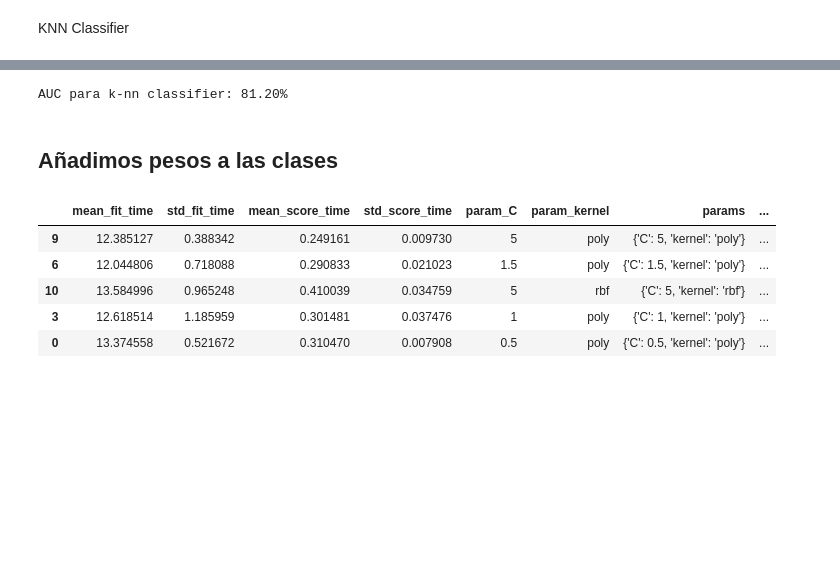
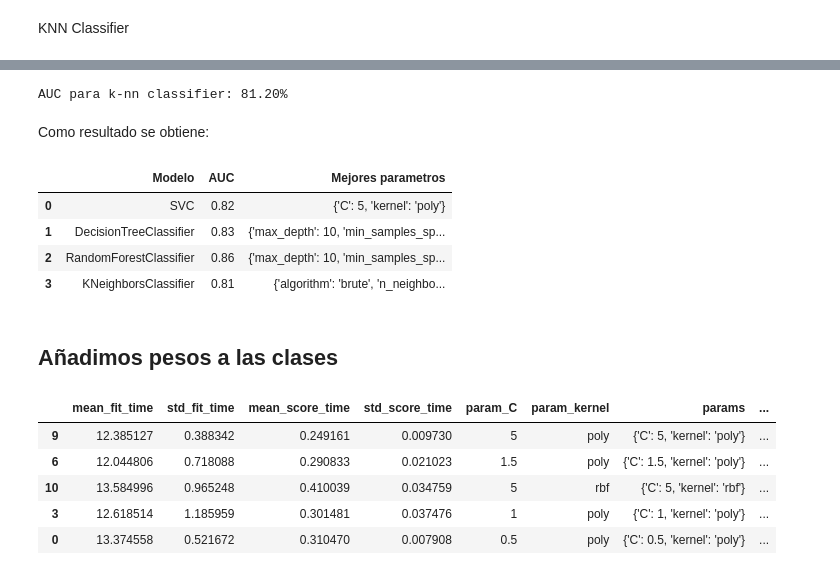
Before and after one commit to jolual2747/bank-customer-churn-prediction, a Jupyter notebook: 02-MODELACION.ipynb, the cells around one changed output, grey strips where cells are left out. Cells and saved outputs as stored; diff of their text form; code cells hidden in the pictures; blank space fills up the shorter version.

```diff
--- a/02-MODELACION.ipynb
+++ b/02-MODELACION.ipynb
@@ -300,4 +334,17 @@ pd.DataFrame(grid4.cv_results_).sort_values(by='rank_test_score', ascending=True
-# %%
-print(f"AUC para k-nn classifier: {roc_auc_score(y_test, grid4.best_estimator_.predict_proba(X_test)[:, 1]):.2%}")
-# %% [output]
-AUC para k-nn classifier: 81.20%
+# %%
+print(f"AUC para k-nn classifier: {roc_auc_score(y_test, grid4.best_estimator_.predict_proba(X_test)[:, 1]):.2%}")
+aux = pd.DataFrame(columns=['Modelo', 'AUC', 'Mejores parametros'], index=[0])
+aux.iloc[-1,:] = grid4.best_estimator_.__class__.__name__, round(roc_auc_score(y_test, grid4.best_estimator_.predict_proba(X_test)[:, 1]),2), grid4.best_params_
+results_iter3 = pd.concat([results_iter3, aux], axis = 0, ignore_index=True)
+# %% [output]
+AUC para k-nn classifier: 81.20%
+# %% [markdown]
+Como resultado se obtiene:
+# %%
+results_iter3
+# %% [output]
+|  | Modelo | AUC | Mejores parametros |
+| 0 | SVC | 0.82 | {'C': 5, 'kernel': 'poly'} |
+| 1 | DecisionTreeClassifier | 0.83 | {'max_depth': 10, 'min_samples_sp... |
+| 2 | RandomForestClassifier | 0.86 | {'max_depth': 10, 'min_samples_sp... |
+| 3 | KNeighborsClassifier | 0.81 | {'algorithm': 'brute', 'n_neighbo... |
```
Also changed, not shown: parts of 26 cells of this notebook.
